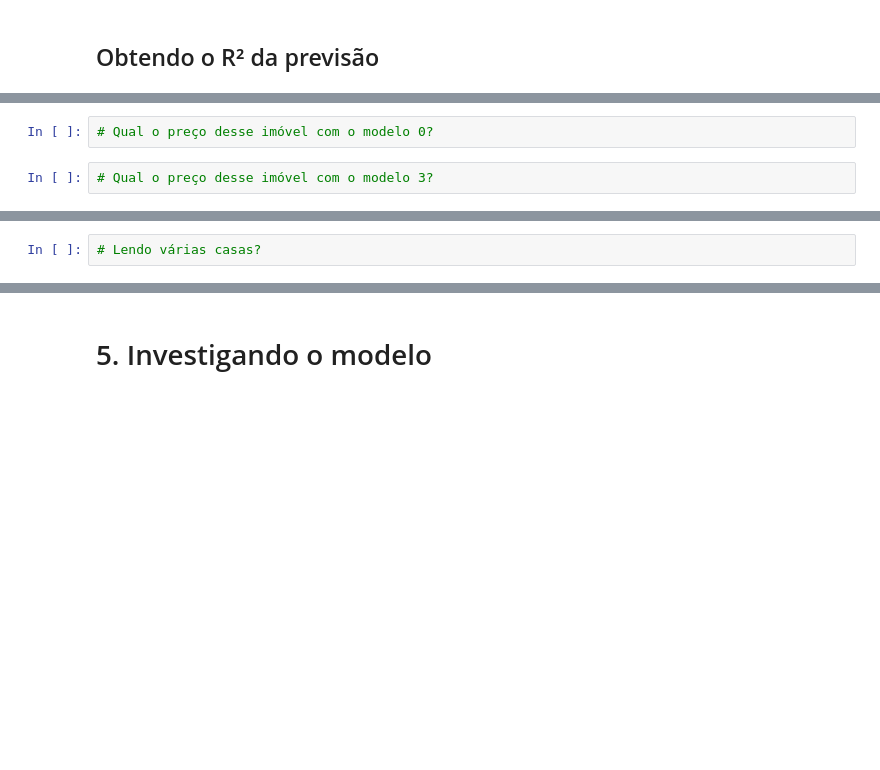
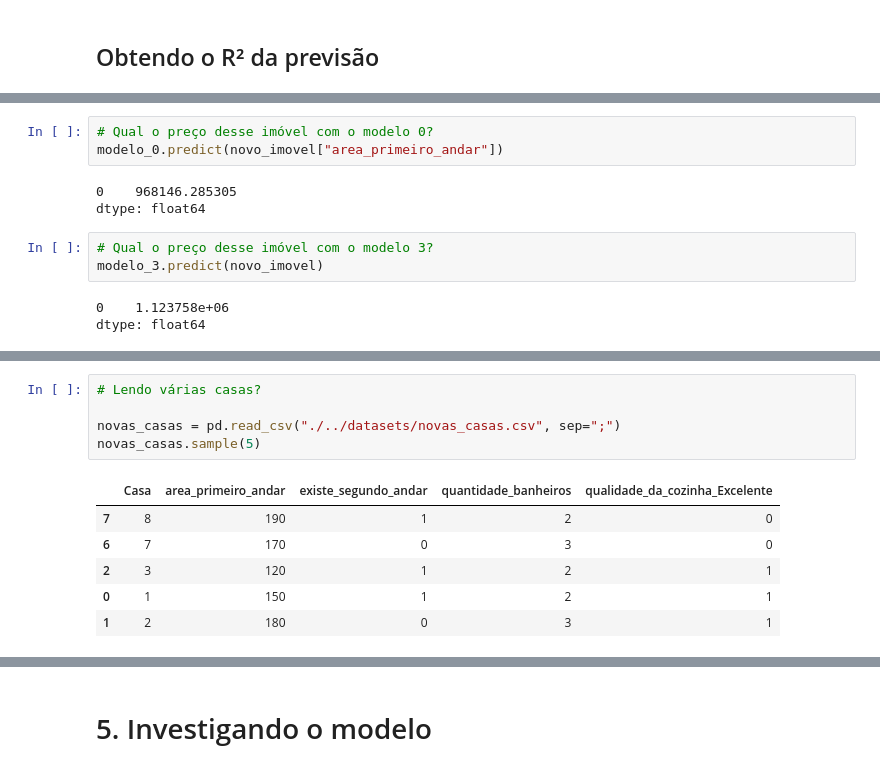
Before and after one commit to ledsouza/simple-linear-regression, a Jupyter notebook: notebooks/Preços_de_Imóveis_Utilizando_Regressão_Linear.ipynb, the cells around one changed output, grey strips where cells are left out. Cells and saved outputs as stored; diff of their text form; blank space fills up the shorter version.

```diff
--- a/notebooks/Preços_de_Imóveis_Utilizando_Regressão_Linear.ipynb
+++ b/notebooks/Preços_de_Imóveis_Utilizando_Regressão_Linear.ipynb
@@ -274,10 +433,28 @@ print("R²")
 # %%
 # Qual o preço desse imóvel com o modelo 0?
+modelo_0.predict(novo_imovel["area_primeiro_andar"])
+# %% [output]
+0    968146.285305
+dtype: float64
 # %%
 # Qual o preço desse imóvel com o modelo 3?
+modelo_3.predict(novo_imovel)
+# %% [output]
+0    1.123758e+06
+dtype: float64
 # %% [markdown]
 ## Precificando várias casas
 
 <img src="https://i.imgur.com/i0skFlB.jpeg" width="600"/>
-# %%
-# Lendo várias casas?
+# %%
+# Lendo várias casas?
+
+novas_casas = pd.read_csv("./../datasets/novas_casas.csv", sep=";")
+novas_casas.sample(5)
+# %% [output]
+|  | Casa | area_primeiro_andar | existe_segundo_andar | quantidade_banheiros | qualidade_da_cozinha_Excelente |
+| 7 | 8 | 190 | 1 | 2 | 0 |
+| 6 | 7 | 170 | 0 | 3 | 0 |
+| 2 | 3 | 120 | 1 | 2 | 1 |
+| 0 | 1 | 150 | 1 | 2 | 1 |
+| 1 | 2 | 180 | 0 | 3 | 1 |
```
Also changed, not shown: parts of 35 cells of this notebook, 1 other file.
